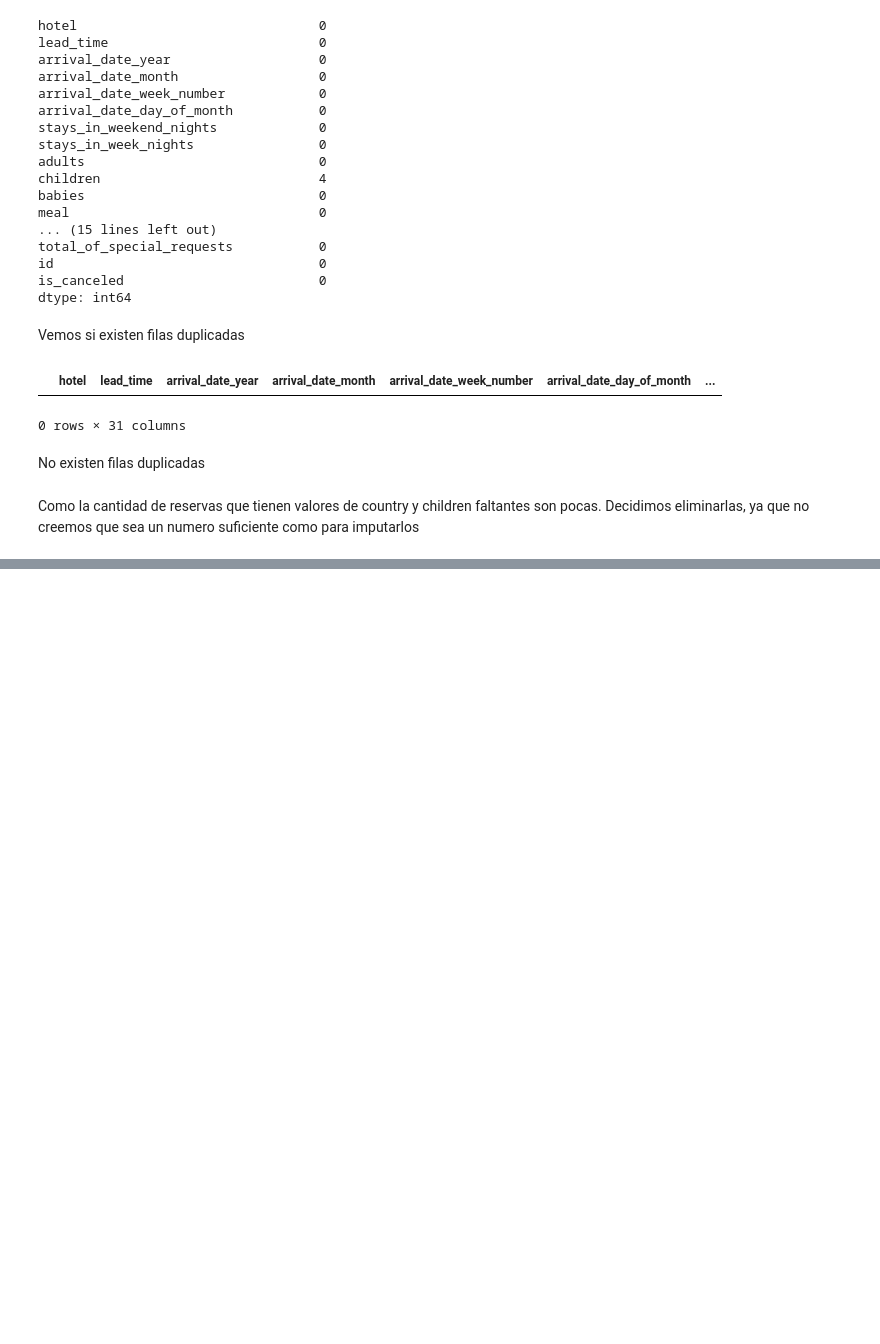
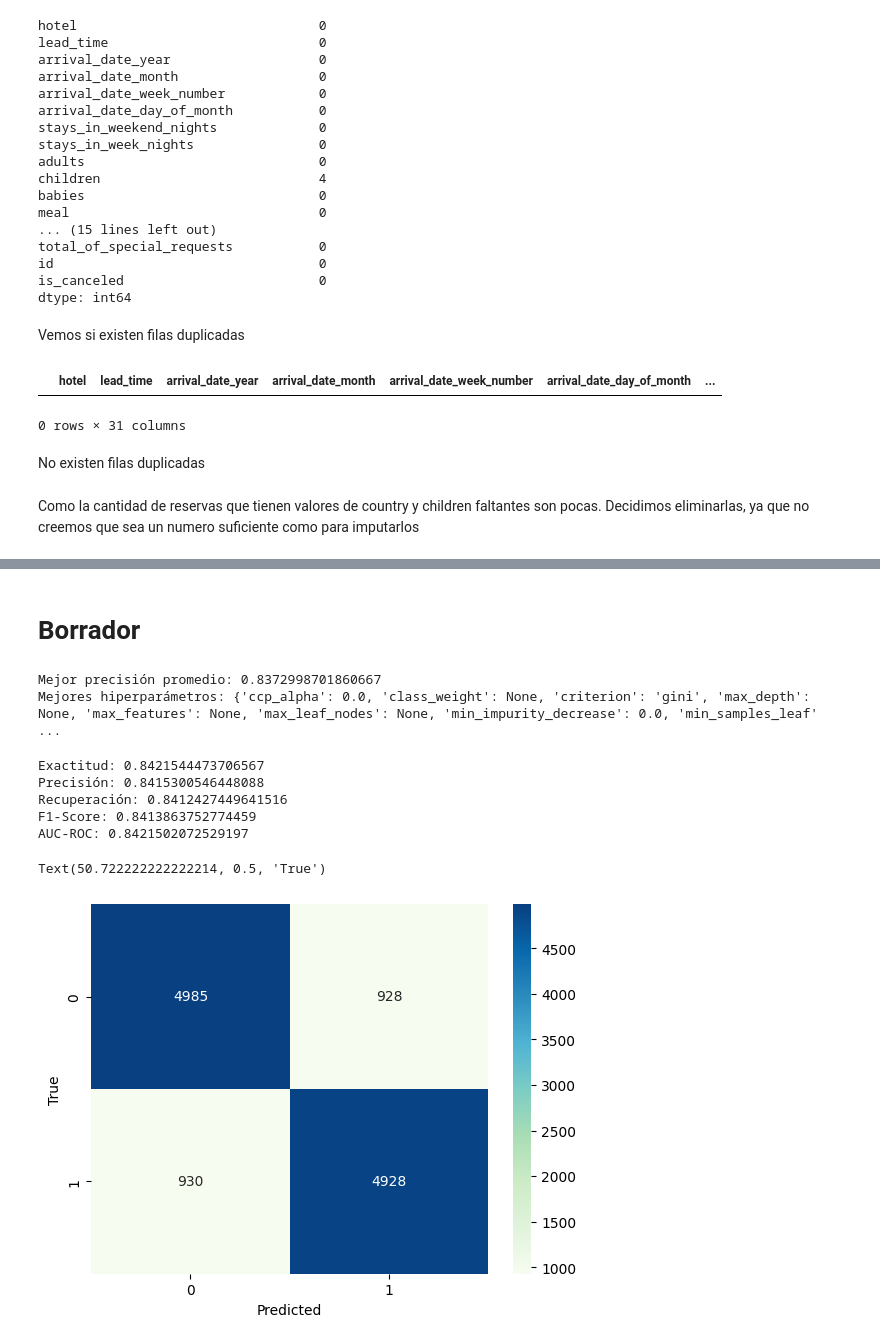
Before and after one commit to franmazzaro/7506R-2C2023-GRUPO39, a Jupyter notebook: 7506R_TP1_GRUPO39_CHP1_ENTREGA.ipynb, the cells around one changed output, grey strips where cells are left out. Saved outputs shown, nothing was run; the diff lists cells and outputs as text; code cells hidden in the pictures; blank space fills up the shorter version.

```diff
--- a/7506R_TP1_GRUPO39_CHP1_ENTREGA.ipynb
+++ b/7506R_TP1_GRUPO39_CHP1_ENTREGA.ipynb
@@ -1244,0 +1451,53 @@ reservas_limpio.drop(index=reservas_country_nan, axis=0, inplace=True)
+# %% [markdown]
+# Borrador
+# %%
+X_train_br, X_test_br, y_train_br, y_test_br = train_test_split(X, y, test_size=0.2, random_state=42)
+clf = DecisionTreeClassifier(random_state=42)
+
+# Realizar Cross Validation para ajustar los hiperparámetros
+scores = cross_val_score(clf, X_train_br, y_train_br, cv=5, scoring='precision')
+
+# Encuentra la mejor precisión promedio y el mejor valor de hiperparámetro
+best_precision = max(scores)
+best_hyperparameter = clf.get_params()
+
+print("Mejor precisión promedio:", best_precision)
+print("Mejores hiperparámetros:", best_hyperparameter)
+# %% [output]
+Mejor precisión promedio: 0.8372998701860667
+Mejores hiperparámetros: {'ccp_alpha': 0.0, 'class_weight': None, 'criterion': 'gini', 'max_depth': None, 'max_features': None, 'max_leaf_nodes': None, 'min_impurity_decrease': 0.0, 'min_samples_leaf' ...
+# %%
+clf_best = DecisionTreeClassifier(**best_hyperparameter)
+clf_best.fit(X_train_br, y_train_br)
+
+y_pred_br = clf_best.predict(X_test_br)
+
+# Evaluar el modelo en el conjunto de prueba
+accuracy = accuracy_score(y_test_br, y_pred_br)
+precision = precision_score(y_test_br, y_pred_br)
+recall = recall_score(y_test_br, y_pred_br)
+f1 = f1_score(y_test_br, y_pred_br)
+roc_auc = roc_auc_score(y_test_br, y_pred_br)
+
+print("Exactitud:", accuracy)
+print("Precisión:", precision)
+print("Recuperación:", recall)
+print("F1-Score:", f1)
+print("AUC-ROC:", roc_auc)
+# %% [output]
+Exactitud: 0.8421544473706567
+Precisión: 0.8415300546448088
+Recuperación: 0.8412427449641516
+F1-Score: 0.8413863752774459
+AUC-ROC: 0.8421502072529197
+# %%
+#Creo la matriz de confusión
+tabla=confusion_matrix(y_test_br, y_pred_br)
+
+#Grafico la matriz de confusión
+sns.heatmap(tabla,cmap='GnBu',annot=True,fmt='g')
+plt.xlabel('Predicted')
+plt.ylabel('True')
+# %% [output]
+Text(50.722222222222214, 0.5, 'True')
+[figure, added]
```
Also changed, not shown: parts of 21 cells of this notebook.
